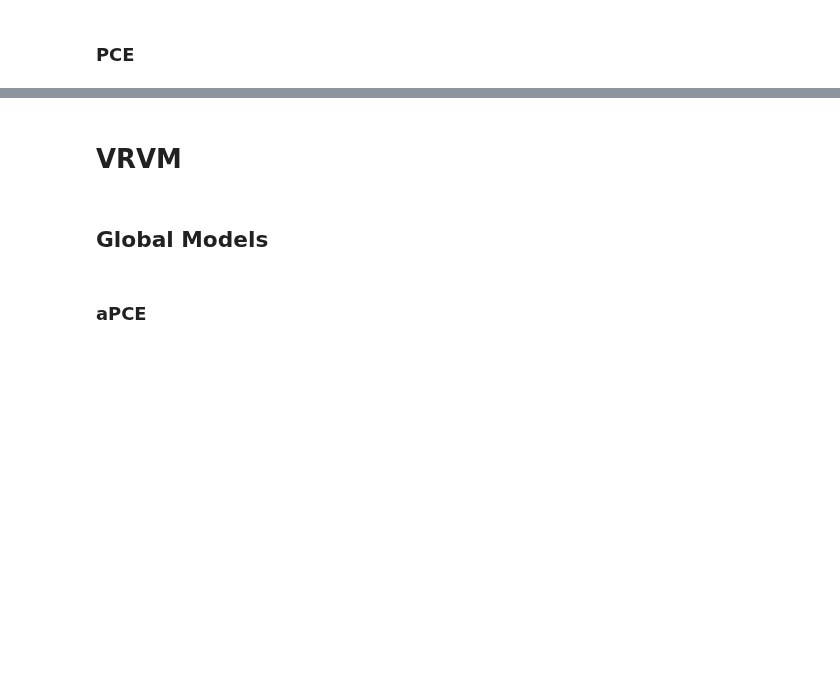
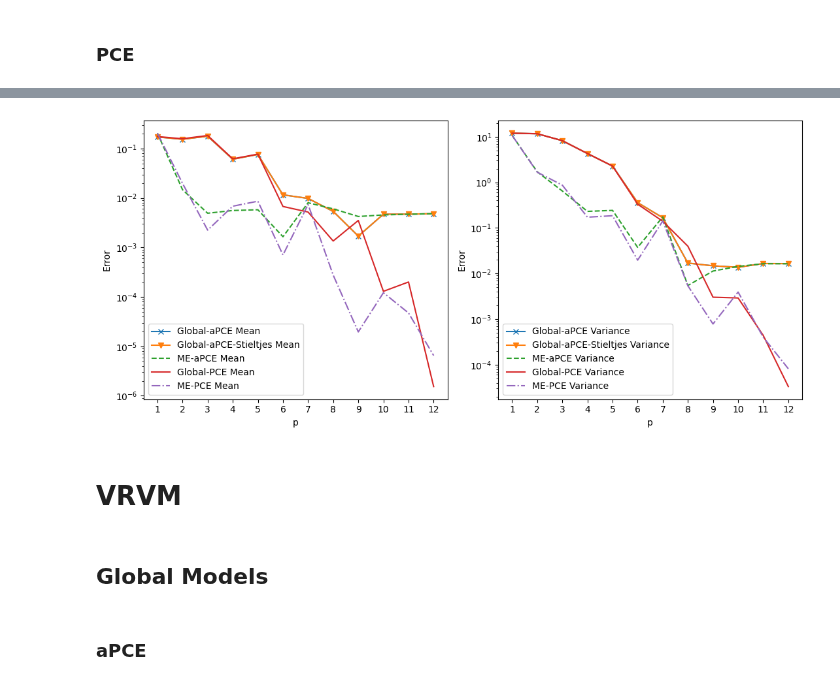
Before and after one commit to IsabelCoronaGuevara/CUDenver-Thesis, a Jupyter notebook: Results_SparseBayesianLearning.ipynb, the cells around one changed output, grey strips where cells are left out. Drawn from its saved outputs; the diff is of its cells as text; code cells hidden in the pictures; blank space fills up the shorter version.

```diff
--- a/Results_SparseBayesianLearning.ipynb
+++ b/Results_SparseBayesianLearning.ipynb
@@ -230,0 +208,6 @@ results_Ishigami_AFVB_PCE_Global = collect_results_PCE(p, d, tf.ishigami, best_p
+# %%
+# Optimized Hyper-Parameters: slurm-
+best_params_AFVB_Global_aPCE_Stieltjes = [OrderedDict([('A_0', 0.09925955915233715), ('B_0', 0.0005648248013194822), ('C_0', 0.0001), ('D_0', 0.001)]), OrderedDict([('A_0', 0.04048570320715381), ('B_0', 1e-05), ('C_0', 0.1), ('D_0', 1e-05)]), OrderedDict([('A_0', 0.1), ('B_0', 1e-05), ('C_0', 0.05082038815811909), ('D_0', 0.001)]), OrderedDict([('A_0', 0.1), ('B_0', 0.001), ('C_0', 0.0030423355747719004), ('D_0', 0.001)]), OrderedDict([('A_0', 0.1), ('B_0', 1e-05), ('C_0', 0.0001), ('D_0', 0.001)]), OrderedDict([('A_0', 0.0001), ('B_0', 0.001), ('C_0', 0.0001), ('D_0', 1e-05)]), OrderedDict([('A_0', 0.015763369143850483), ('B_0', 0.0005215065302427853), ('C_0', 0.0005350311811989362), ('D_0', 0.001)]), OrderedDict([('A_0', 0.06420595556575004), ('B_0', 1e-05), ('C_0', 0.0001), ('D_0', 0.00033470598258323497)]), OrderedDict([('A_0', 0.09026762101289626), ('B_0', 1e-05), ('C_0', 0.015028052729137117), ('D_0', 0.001)]), OrderedDict([('A_0', 0.052066645248862294), ('B_0', 0.0008841932986663221), ('C_0', 0.0023371335141966626), ('D_0', 0.00016006885617527166)]), OrderedDict([('A_0', 0.03451729648345245), ('B_0', 0.00035366506516601627), ('C_0', 0.008420020392637931), ('D_0', 0.0003386035411026489)]), OrderedDict([('A_0', 0.001983053076924713), ('B_0', 1.957817771128115e-05), ('C_0', 0.002763747818741716), ('D_0', 0.0009728068733489615)])]
+# %%
+results_Ishigami_AFVB_aPCE_Stieltjes_Global = collect_results_PCE(p, d, tf.ishigami, best_params_AFVB_Global_aPCE_Stieltjes,
+                                                X_train, X_pol, X_test, Y_train, 'aPCE_Stieltjes', AFVB_PCE, None)
@@ -487,2 +511,34 @@ fig.tight_layout();
+# %%
+plt.rcParams['figure.figsize'] = (11,5) # (width, height)
+fig, ax = plt.subplots(1, 2)
+
+ax[0].plot(p, np.abs(np.array(results_Ishigami_AFVB_aPCE_Global[4])-3.5), '-x', label = 'Global-aPCE Mean')
+ax[0].plot(p, np.abs(np.array(results_Ishigami_AFVB_aPCE_Stieltjes_Global[4])-3.5), '-v', label = 'Global-aPCE-Stieltjes Mean')
+ax[0].plot(p, np.abs(np.array(results_Ishigami_AFVB_aPCE_ME[4])-3.5), '--', label = 'ME-aPCE Mean')
+
+ax[0].plot(p, np.abs(np.array(results_Ishigami_AFVB_PCE_Global[4])-3.5), '-', label = 'Global-PCE Mean')
+ax[0].plot(p, np.abs(np.array(results_Ishigami_AFVB_PCE_ME[4])-3.5), '-.', label = 'ME-PCE Mean')
+ax[0].set_xticks(p)
+ax[0].set_yscale("log")
+ax[0].set_xlabel("p")
+ax[0].set_ylabel("Error")
+ax[0].legend()
+
+ax[1].plot(p, np.abs(np.array(results_Ishigami_AFVB_aPCE_Global[5])-V_Ishigami), '-x', label = 'Global-aPCE Variance')
+ax[1].plot(p, np.abs(np.array(results_Ishigami_AFVB_aPCE_Stieltjes_Global[5])-V_Ishigami), '-v', label = 'Global-aPCE-Stieltjes Variance')
+ax[1].plot(p, np.abs(np.array(results_Ishigami_AFVB_aPCE_ME[5])-V_Ishigami), '--', label = 'ME-aPCE Variance')
+
+ax[1].plot(p, np.abs(np.array(results_Ishigami_AFVB_PCE_Global[5])-V_Ishigami), '-', label = 'Global-PCE Variance')
+ax[1].plot(p, np.abs(np.array(results_Ishigami_AFVB_PCE_ME[5])-V_Ishigami), '-.', label = 'ME-PCE Variance')
+ax[1].set_xticks(p)
+ax[1].set_yscale("log")
+ax[1].set_xlabel("p")
+ax[1].set_ylabel("Error")
+ax[1].legend()
+
+fig.tight_layout();
+plt.savefig(wd + '/Ishigami_AFVB_mean_and_Variance.png')
+# %% [output]
+[figure, added]
 # %% [markdown]
 # VRVM
@@ -538,2 +544,0 @@ def collect_results_PCE(p, d, fun, hyper_params, X_train, X_pol, X_test, Y_train
-# %% [markdown]
-## Global Models
@@ -540,2 +594,4 @@ def collect_results_PCE(p, d, fun, hyper_params, X_train, X_pol, X_test, Y_train
+# %% [markdown]
+## Global Models
 # %% [markdown]
 ### aPCE
```
Also changed, not shown: parts of 227 cells of this notebook.
